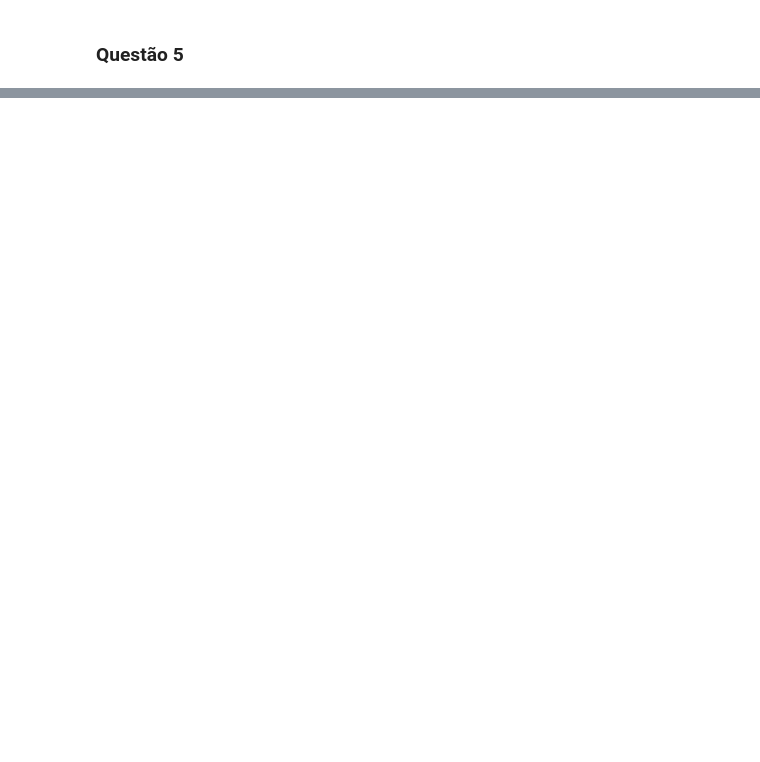
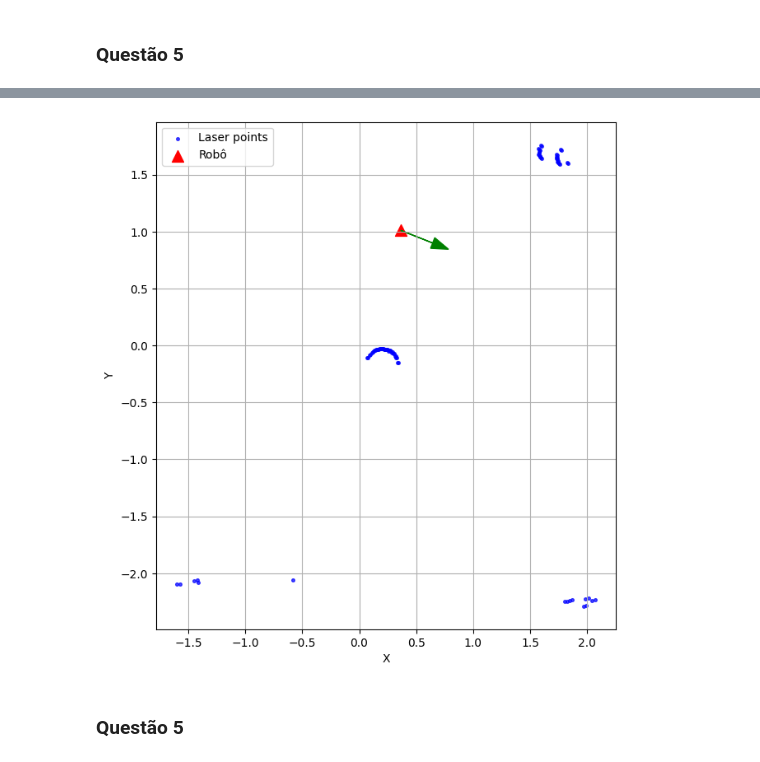
Before and after one commit to rafaelos134/RoboticaMovel, a Jupyter notebook: tp1/src/notebook-tp1.ipynb, the cells around one changed output, grey strips where cells are left out. Saved outputs shown, nothing was run; the diff lists cells and outputs as text; code cells hidden in the pictures; blank space fills up the shorter version.

```diff
--- a/tp1/src/notebook-tp1.ipynb
+++ b/tp1/src/notebook-tp1.ipynb
@@ -1667,0 +399,6 @@ print("Program ended")
+# %%
+plot_laser()
+# %% [output]
+[figure, added]
+# %% [markdown]
+### Questão 5
```
Also changed, not shown: parts of 31 cells of this notebook, 38 other files.
